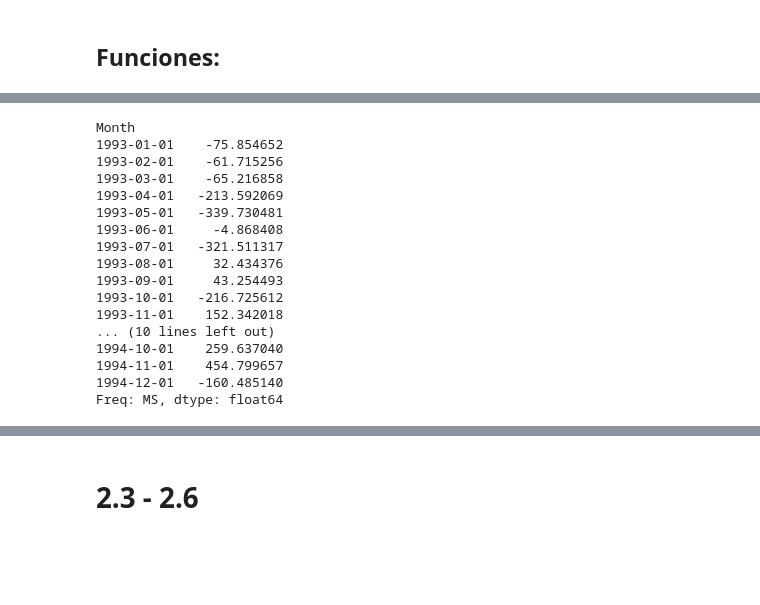
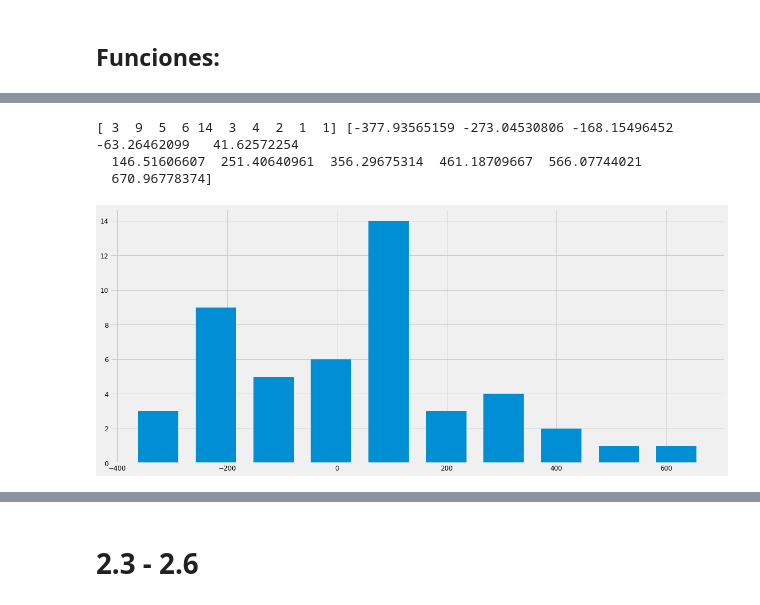
Before and after one commit to DiegoPincheiraIb/EL5206_Assignments, a Jupyter notebook: Lab_Vinos.ipynb, the cells around one changed output, grey strips where cells are left out. Drawn from its saved outputs; the diff is of its cells as text; code cells hidden in the pictures; blank space fills up the shorter version.

```diff
--- a/Lab_Vinos.ipynb
+++ b/Lab_Vinos.ipynb
@@ -335,22 +335,16 @@ Training_Pred_Fortified, Training_Fortified, Val_Pred_Fortified,Val_Fortified= C
 The Mean Squared Error of our forecasts is 116299.1
 The Root Mean Squared Error of our forecasts is 341.03
-# %%
-print(Val_Fortified - Val_Pred_Fortified.predicted_mean[:-12]) # La diferencia entre lo predicho y lo obtenido
-# %% [output]
-Month
-1993-01-01    -75.854652
-1993-02-01    -61.715256
-1993-03-01    -65.216858
-1993-04-01   -213.592069
-1993-05-01   -339.730481
-1993-06-01     -4.868408
-1993-07-01   -321.511317
-1993-08-01     32.434376
-1993-09-01     43.254493
-1993-10-01   -216.725612
-1993-11-01    152.342018
-... (10 lines left out)
-1994-10-01    259.637040
-1994-11-01    454.799657
-1994-12-01   -160.485140
-Freq: MS, dtype: float64
+# %%
+DataF = Val_Fortified - Val_Pred_Fortified.predicted_mean[:-12]
+H, B = np.histogram(DataF, bins = 10)
+print(H, B)
+#print(DataF.hist(bins=10)) # La diferencia entre lo predicho y lo obtenido
+width = 0.7 * (B[1] - B[0])
+center = (B[:-1] + B[1:]) / 2
+plt.bar(center, H, align='center', width=width)
+plt.show()
+# %% [output]
+[ 3  9  5  6 14  3  4  2  1  1] [-377.93565159 -273.04530806 -168.15496452  -63.26462099   41.62572254
+  146.51606607  251.40640961  356.29675314  461.18709667  566.07744021
+  670.96778374]
+[figure, added]
```
Also changed, not shown: parts of 3 cells of this notebook.
